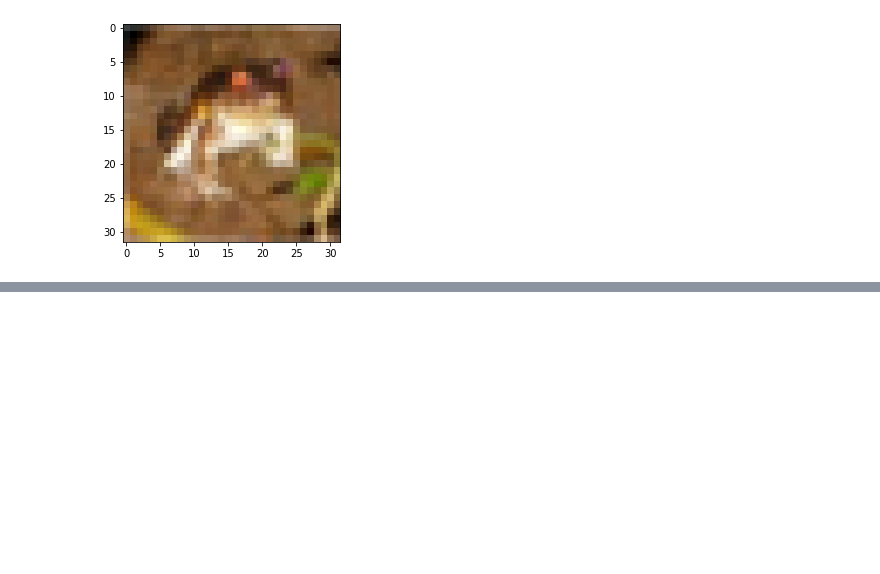
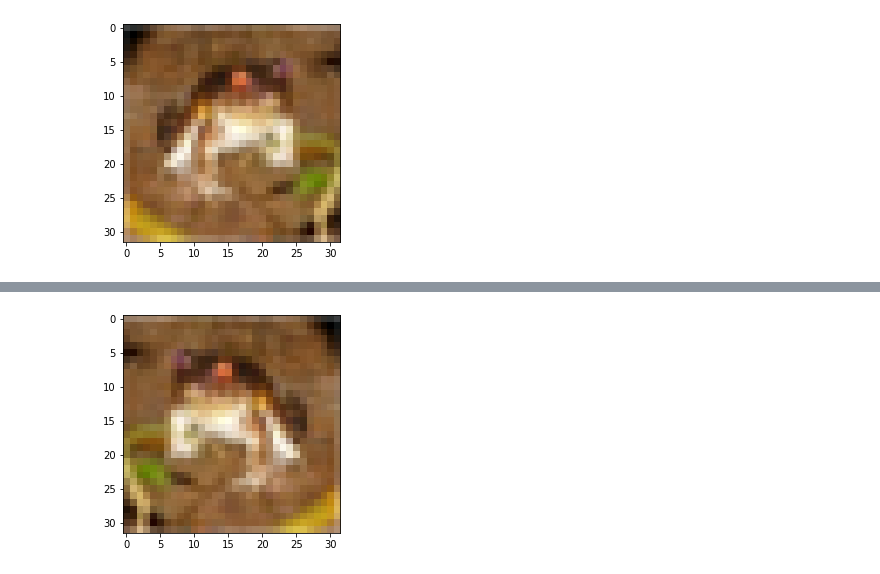
Before and after one commit to FaTra22/DLVC-Workshop, a Jupyter notebook: 2_DataWrangling.ipynb, the cells around one changed output, grey strips where cells are left out. Saved outputs shown, nothing was run; the diff lists cells and outputs as text; code cells hidden in the pictures; blank space fills up the shorter version.

```diff
--- a/2_DataWrangling.ipynb
+++ b/2_DataWrangling.ipynb
@@ -49,0 +119,11 @@ Image now in BGR Format and not in RBG for better handling with CNN
+# %%
+def hflip(sample:np.ndarray) -> np.ndarray:
+    '''
+    Flip arrays with shape HWC horizontally with a probability of 0.5.
+    '''
+    return np.flip(sample, axis=1)
+
+plt.imshow(hflip(image.data))
+plt.show()
+# %% [output]
+[figure, added]
```
Also changed, not shown: parts of 20 cells of this notebook, 4 other files.
